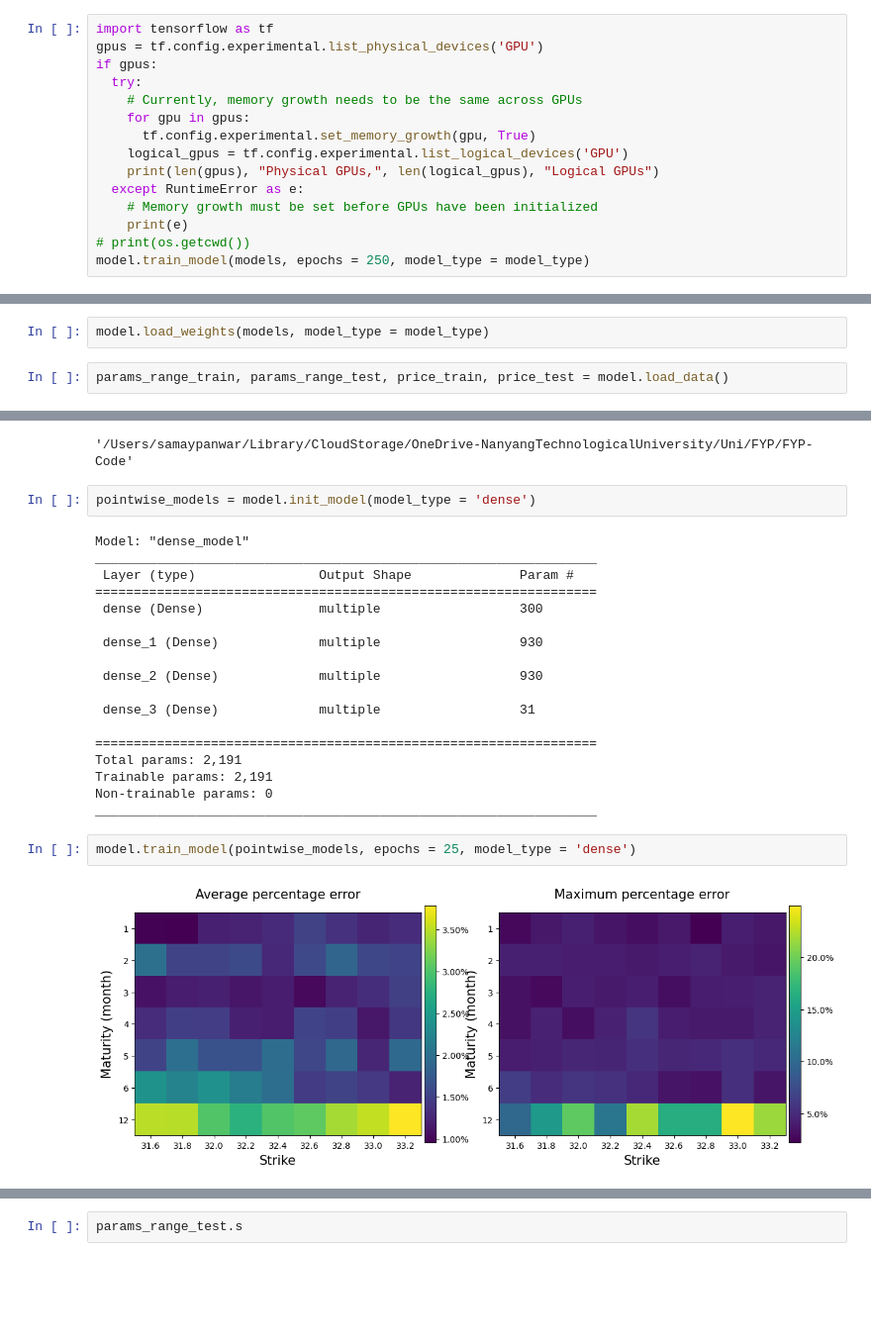
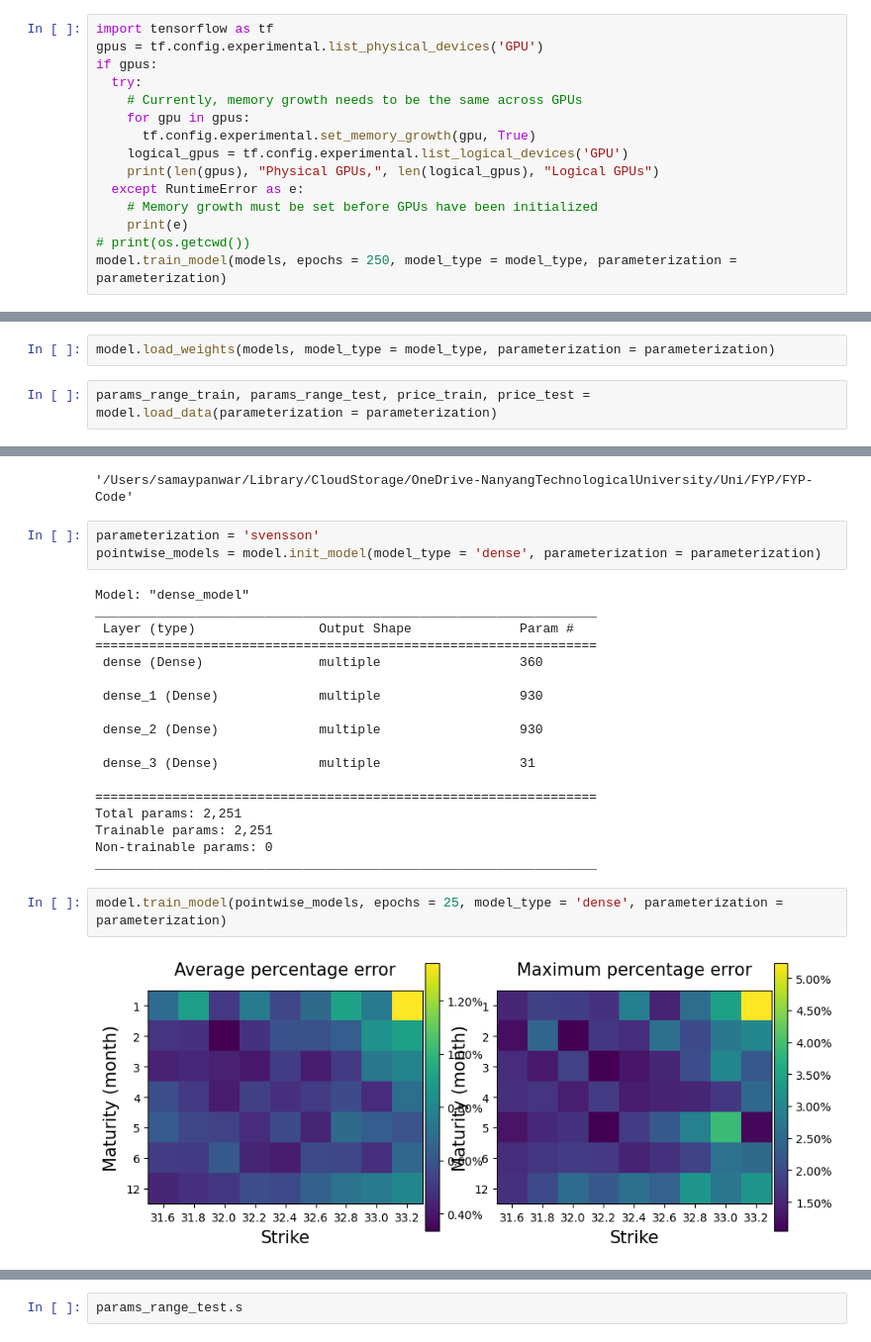
Before and after one commit to samaypanwar/FYP-Code, a Jupyter notebook: notebooks/test.ipynb, the cells around one changed output, grey strips where cells are left out. Shown at 99% size. Cells and saved outputs as stored; diff of their text form; blank space fills up the shorter version.

Commit message:
ADD: svensson parameterization

```diff
--- a/notebooks/test.ipynb
+++ b/notebooks/test.ipynb
@@ -51,5 +52,5 @@ if gpus:
     # Memory growth must be set before GPUs have been initialized
     print(e)
 # print(os.getcwd())
-model.train_model(models, epochs = 250, model_type = model_type)
+model.train_model(models, epochs = 250, model_type = model_type, parameterization = parameterization)
 # %% [output]
@@ -57,5 +58,5 @@ model.train_model(models, epochs = 250, model_type = model_type)
 # %%
-model.load_weights(models, model_type = model_type)
+model.load_weights(models, model_type = model_type, parameterization = parameterization)
 # %%
-params_range_train, params_range_test, price_train, price_test = model.load_data()
+params_range_train, params_range_test, price_train, price_test = model.load_data(parameterization = parameterization)
 # %%
@@ -72,13 +77,14 @@ os.getcwd()
 # %% [output]
 '/Users/samaypanwar/Library/CloudStorage/OneDrive-NanyangTechnologicalUniversity/Uni/FYP/FYP-Code'
 # %%
-pointwise_models = model.init_model(model_type = 'dense')
+parameterization = 'svensson'
+pointwise_models = model.init_model(model_type = 'dense', parameterization = parameterization)
 # %% [output]
 Model: "dense_model"
 _________________________________________________________________
  Layer (type)                Output Shape              Param #
 =================================================================
- dense (Dense)               multiple                  300
+ dense (Dense)               multiple                  360
 
  dense_1 (Dense)             multiple                  930
 
@@ -87,12 +93,12 @@ _________________________________________________________________
  dense_3 (Dense)             multiple                  31
 
 =================================================================
-Total params: 2,191
-Trainable params: 2,191
+Total params: 2,251
+Trainable params: 2,251
 Non-trainable params: 0
 _________________________________________________________________
 # %%
-model.train_model(pointwise_models, epochs = 25, model_type = 'dense')
+model.train_model(pointwise_models, epochs = 25, model_type = 'dense', parameterization = parameterization)
 # %% [output]
-[figure, old version]
+[figure, new version]
 # %%
```
Also changed, not shown: parts of 13 cells of this notebook, 24 other files.
